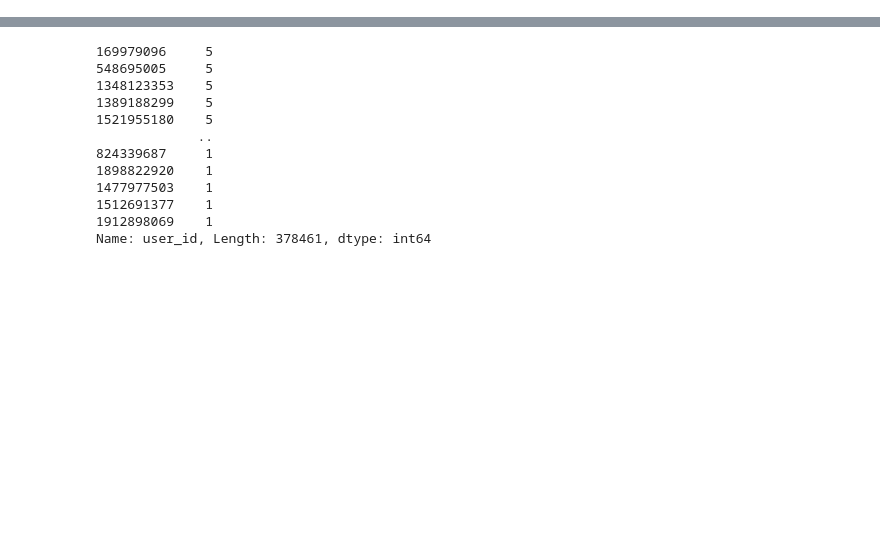
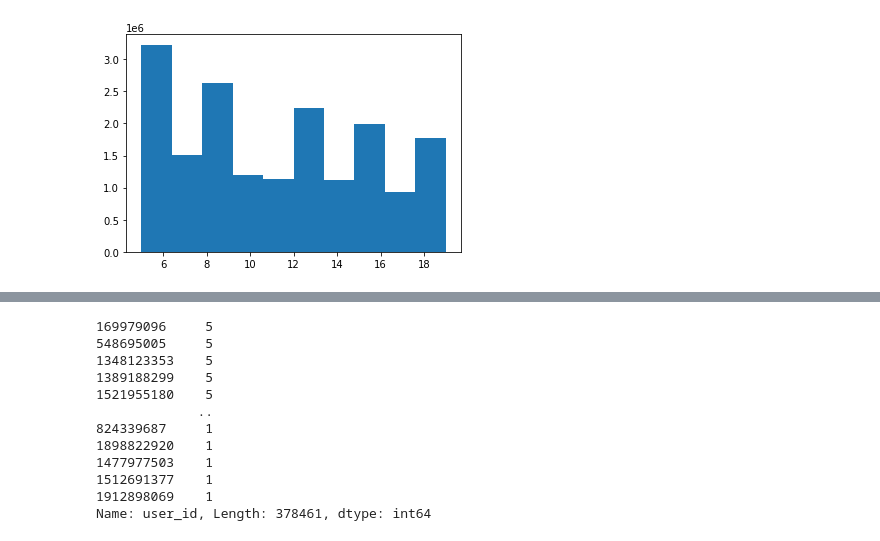
Before and after one commit to zakopuro/kaggle_Riiid, a Jupyter notebook: notebook/EDA3.ipynb, the cells around one changed output, grey strips where cells are left out. Saved outputs shown, nothing was run; the diff lists cells and outputs as text; code cells hidden in the pictures; blank space fills up the shorter version.

```diff
--- a/notebook/EDA3.ipynb
+++ b/notebook/EDA3.ipynb
@@ -30,0 +566,5 @@ df.head()
+# %%
+plt.hist(df[(df['days'] >= 5)&(df['days'] <20)]['days'],bins=10)
+plt.show()
+# %% [output]
+[figure, added]
```
Also changed, not shown: parts of 70 cells of this notebook, 24 other files.
